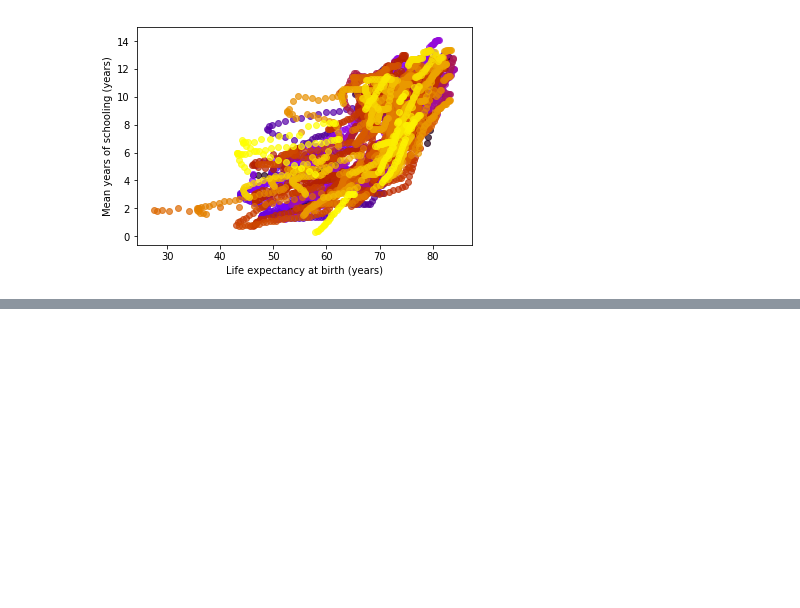
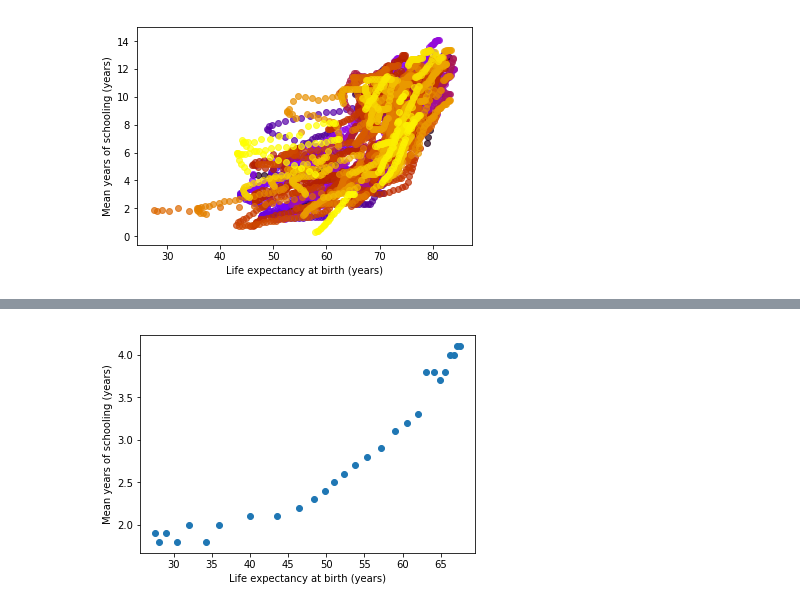
Before and after one commit to MicLi01/education-indicator-analysis, a Jupyter notebook: ed_idx_model.ipynb, the cells around one changed output, grey strips where cells are left out. Cells and saved outputs as stored; diff of their text form; code cells hidden in the pictures; blank space fills up the shorter version.

```diff
--- a/ed_idx_model.ipynb
+++ b/ed_idx_model.ipynb
@@ -617,0 +531,4 @@ def plot_country_life_vs_edu(df, health_indep, target, country):
+# %%
+plot_health_by_country(inds_df, "Life expectancy at birth (years)", "Mean years of schooling (years)", "Rwanda")
+# %% [output]
+[figure, added]
```
Also changed, not shown: parts of 27 cells of this notebook.
